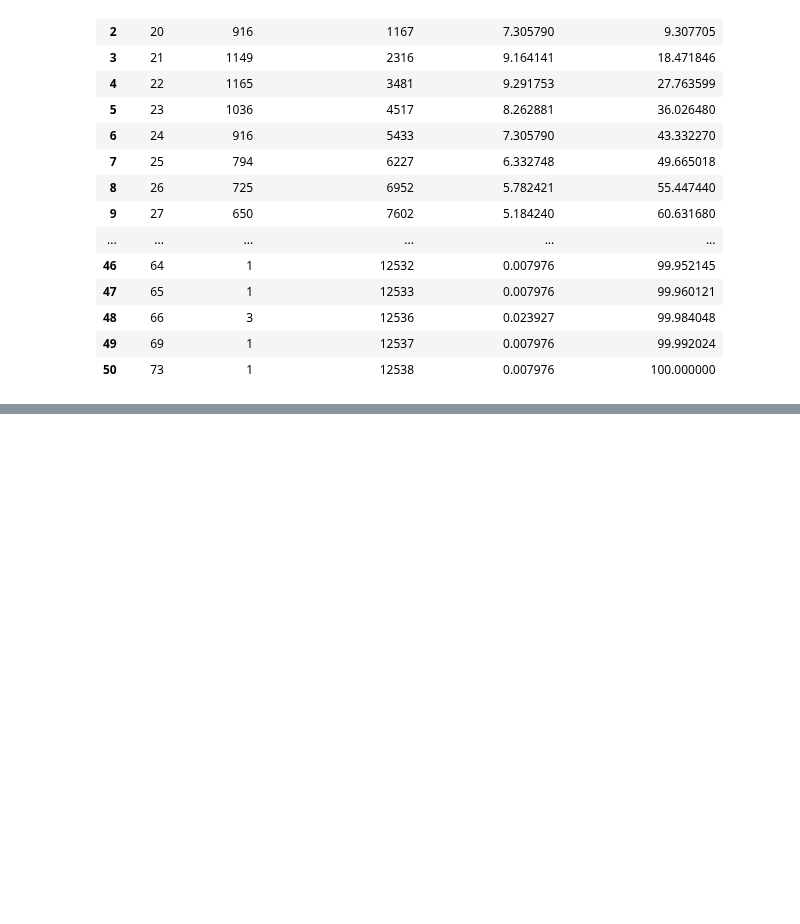
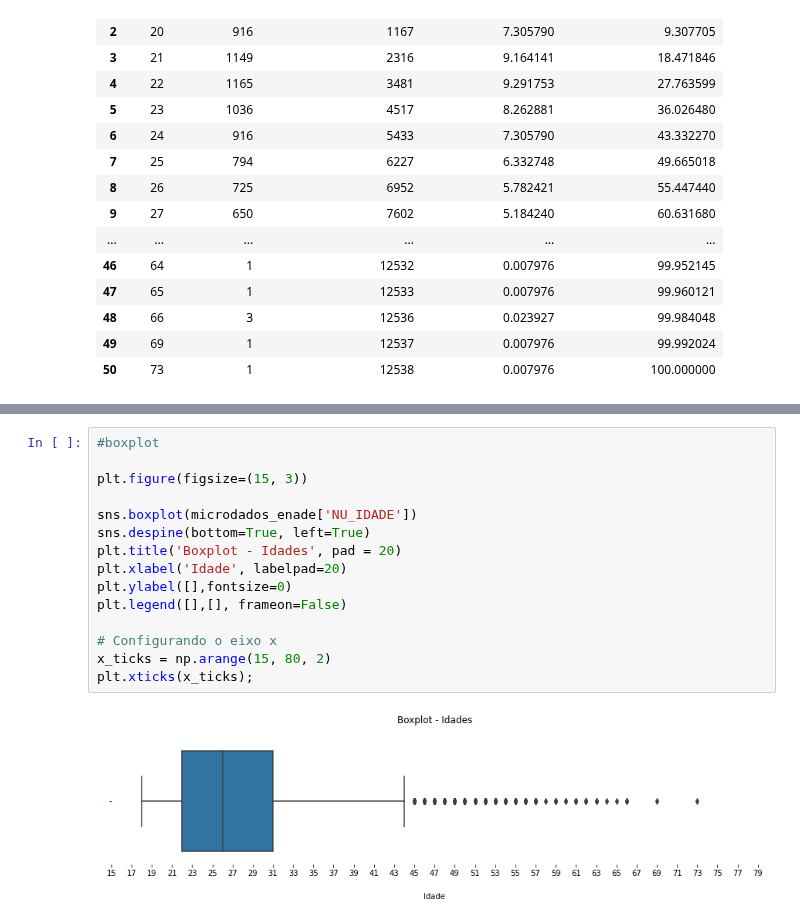
Before and after one commit to daianeklein/cursos-bootcamps, a Jupyter notebook: Projeto-INEP/Projeto-INEP.ipynb, the cells around one changed output, grey strips where cells are left out. Drawn from its saved outputs; the diff is of its cells as text; blank space fills up the shorter version.

```diff
--- a/Projeto-INEP/Projeto-INEP.ipynb
+++ b/Projeto-INEP/Projeto-INEP.ipynb
@@ -600,0 +599,17 @@ tabela_frequencias
+# %%
+#boxplot
+
+plt.figure(figsize=(15, 3))
+
+sns.boxplot(microdados_enade['NU_IDADE'])
+sns.despine(bottom=True, left=True)
+plt.title('Boxplot - Idades', pad = 20)
+plt.xlabel('Idade', labelpad=20)
+plt.ylabel([],fontsize=0)
+plt.legend([],[], frameon=False)
+
+# Configurando o eixo x
+x_ticks = np.arange(15, 80, 2)
+plt.xticks(x_ticks);
+# %% [output]
+[figure, added]
```
Also changed, not shown: parts of 27 cells of this notebook.
